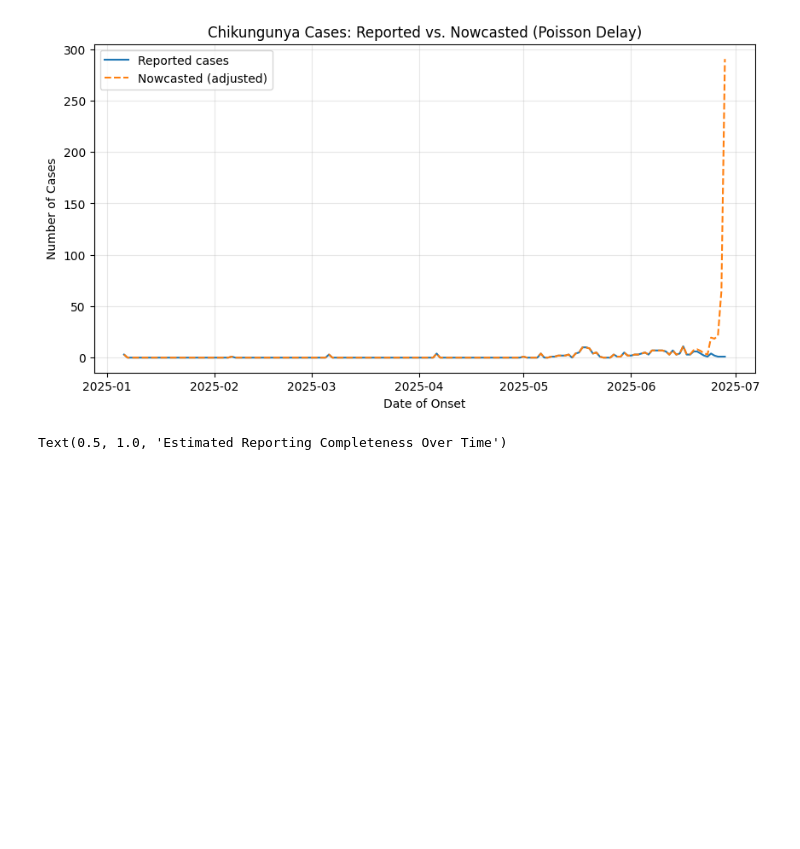
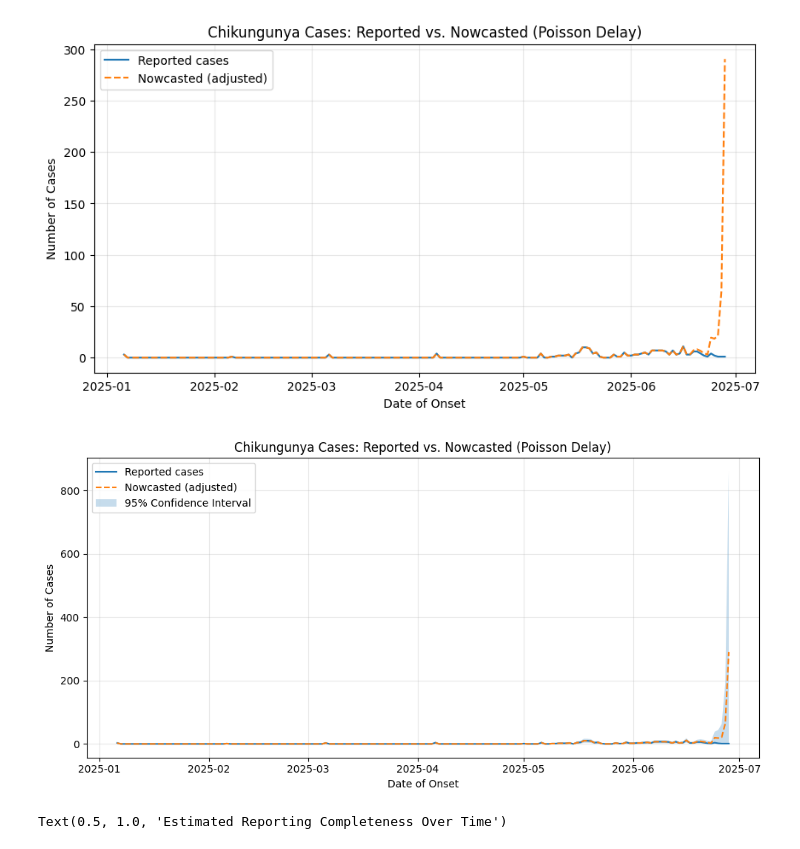
Before and after one commit to Victoria-ui227/chikungunya-model, a Jupyter notebook: descriptivescode.ipynb, the cells around one changed output. Saved outputs shown, nothing was run; the diff lists cells and outputs as text; code cells hidden in the pictures; blank space fills up the shorter version.

```diff
--- a/descriptivescode.ipynb
+++ b/descriptivescode.ipynb
@@ -2006,3 +2030,39 @@ plt.show()
+# %%
+plt.figure(figsize=(10, 5))
+
+# Reported cases
+plt.plot(
+    nowcast_df['onset_date'],
+    nowcast_df['reported_cases'],
+    label='Reported cases'
+)
+
+# Nowcasted cases
+plt.plot(
+    nowcast_df['onset_date'],
+    nowcast_df['nowcasted_cases'],
+    label='Nowcasted (adjusted)',
+    linestyle='--'
+)
+
+# Confidence interval shading
+plt.fill_between(
+    nowcast_df['onset_date'],
+    nowcast_df['lower_ci'],
+    nowcast_df['upper_ci'],
+    alpha=0.25,
+    label='95% Confidence Interval'
+)
+
+plt.title('Chikungunya Cases: Reported vs. Nowcasted (Poisson Delay)')
+plt.xlabel('Date of Onset')
+plt.ylabel('Number of Cases')
+plt.legend()
+plt.grid(alpha=0.3)
+plt.tight_layout()
+plt.show()
+# %% [output]
+[figure, added]
 # %%
 nowcast_df['completeness'] = nowcast_df['reported_cases'] / nowcast_df['nowcasted_cases']
 plt.plot(nowcast_df['onset_date'], nowcast_df['completeness'])
```
Also changed, not shown: parts of 5 cells of this notebook, 12 other files.
